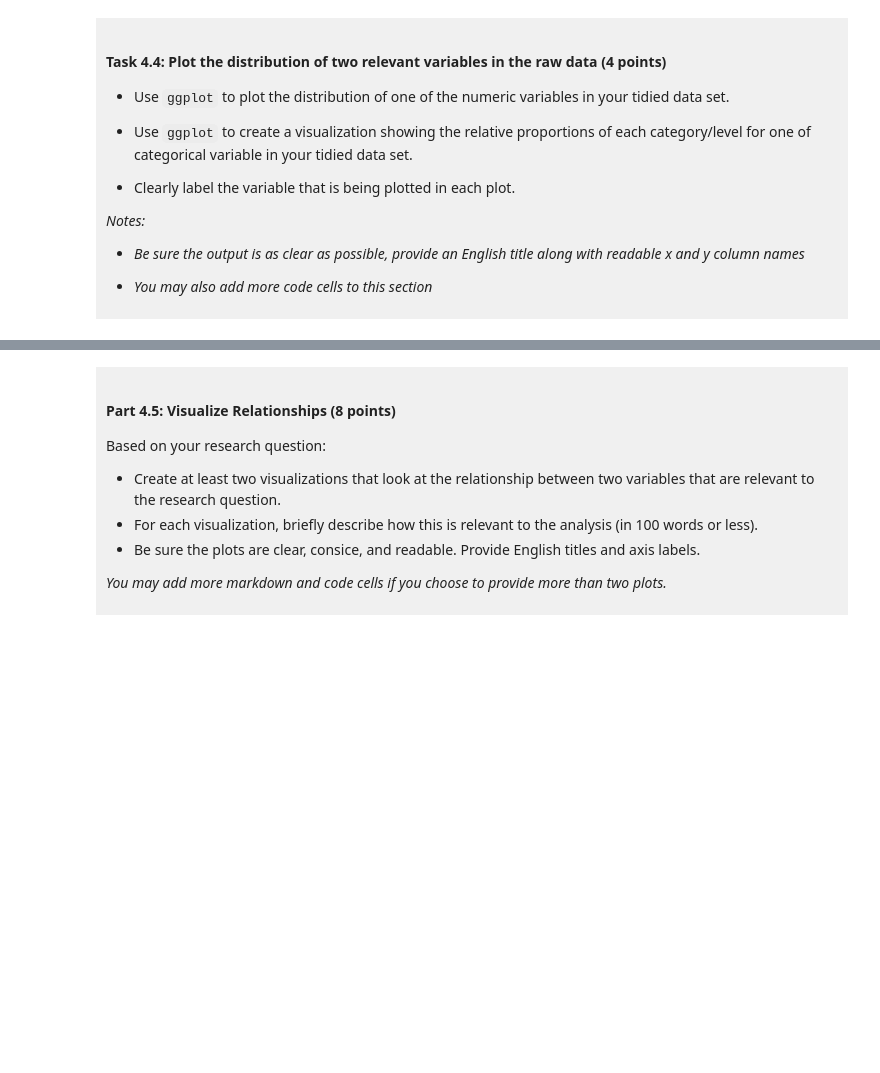
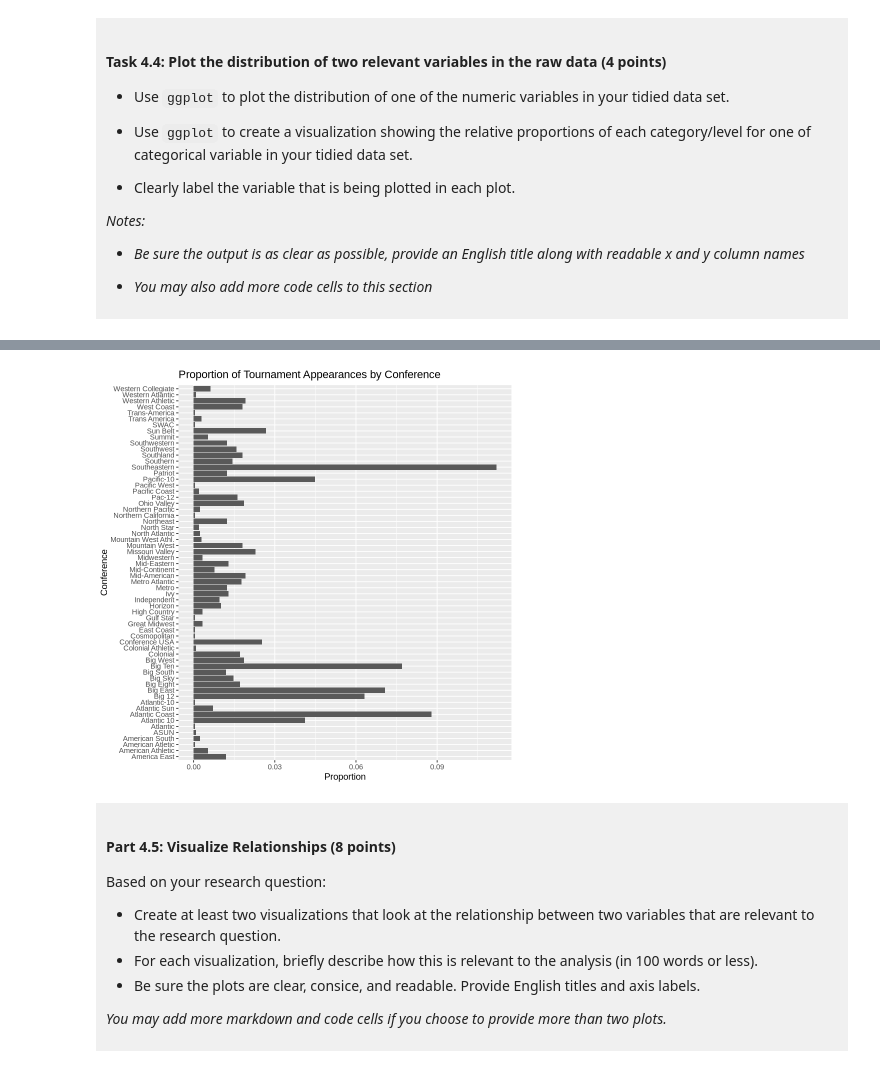
Before and after one commit to luoyuxin202409-alt/dsci100_project_yuxin_Luo, a Jupyter notebook: dsci-100-project-notebook.ipynb, the cells around one changed output, grey strips where cells are left out. Saved outputs shown, nothing was run; the diff lists cells and outputs as text; code cells hidden in the pictures; blank space fills up the shorter version.

```diff
--- a/dsci-100-project-notebook.ipynb
+++ b/dsci-100-project-notebook.ipynb
@@ -296,5 +368,19 @@ You will refine your research question (if needed) and produce a tidy data set.
 # %%
-### EDIT THIS CODE CELL FOR PLOT 2 ###
+# Calculate the proportion of appearances for each conference
+conference_proportions<-basketball_tidy|>
+group_by(conference)|>
+summarize(count=n())|>
+ungroup()|>
+mutate(proportion=count/sum(count))
+
+# Plot the conference proportions
+conference_proportions|>
+ggplot(aes(x=proportion,y=conference))+
+geom_bar(stat="identity")+
+labs(title="Proportion of Tournament Appearances by Conference",
+x="Proportion",y="Conference")
+# %% [output]
+[figure, added]
 # %% [markdown]
 <div style="background-color: #f0f0f0; padding: 10px;">
 
```
Also changed, not shown: parts of 17 cells of this notebook.
